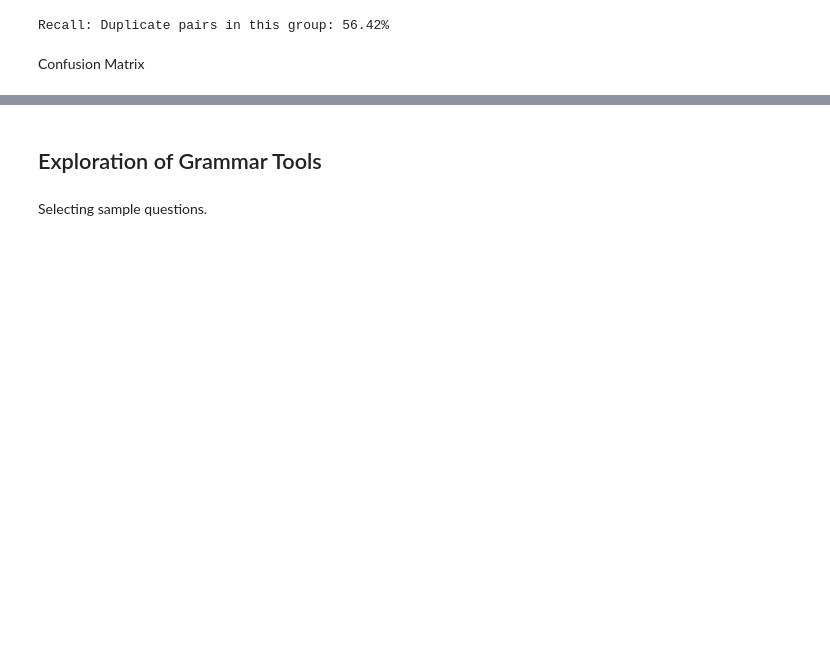
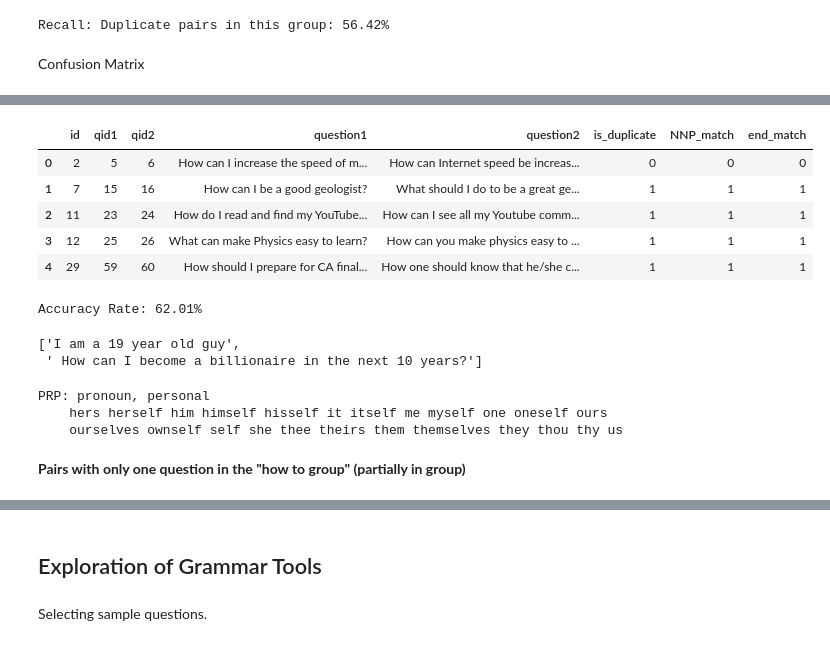
Before and after one commit to mathurtx/kaggle-quora, a Jupyter notebook: data_exploration.ipynb, the cells around one changed output, grey strips where cells are left out. Cells and saved outputs as stored; diff of their text form; code cells hidden in the pictures; blank space fills up the shorter version.

```diff
--- a/data_exploration.ipynb
+++ b/data_exploration.ipynb
@@ -197,0 +296,38 @@ True
+# %%
+end_match = []
+for i in range(len(how_to_df)):
+    end1 = how_to_df['question1'][i].strip('?').split()[-2:]
+    end2 = how_to_df['question2'][i].strip('?').split()[-2:]
+    end_match_i = 0
+    for n in end1:
+        if n in end2: end_match_i = 1
+    for n in end2:
+        if n in end1: end_match_i = 1
+    end_match.append(end_match_i)
+how_to_df['end_match'] = pd.Series(end_match)
+# %%
+how_to_df.head()
+# %% [output]
+|  | id | qid1 | qid2 | question1 | question2 | is_duplicate | NNP_match | end_match |
+| 0 | 2 | 5 | 6 | How can I increase the speed of m... | How can Internet speed be increas... | 0 | 0 | 0 |
+| 1 | 7 | 15 | 16 | How can I be a good geologist? | What should I do to be a great ge... | 1 | 1 | 1 |
+| 2 | 11 | 23 | 24 | How do I read and find my YouTube... | How can I see all my Youtube comm... | 1 | 1 | 1 |
+| 3 | 12 | 25 | 26 | What can make Physics easy to learn? | How can you make physics easy to ... | 1 | 1 | 1 |
+| 4 | 29 | 59 | 60 | How should I prepare for CA final... | How one should know that he/she c... | 1 | 1 | 1 |
+# %%
+print('Accuracy Rate: {}%'.format(round(pd.Series(y_actu == how_to_df['end_match']).mean()*100,2)))
+# %% [output]
+Accuracy Rate: 62.01%
+# %%
+how_to_df.iloc[6,4].split('.')
+# %% [output]
+['I am a 19 year old guy',
+ ' How can I become a billionaire in the next 10 years?']
+# %%
+nltk.help.upenn_tagset('PRP')
+# %% [output]
+PRP: pronoun, personal
+    hers herself him himself hisself it itself me myself one oneself ours
+    ourselves ownself self she thee theirs them themselves they thou thy us
+# %% [markdown]
+__Pairs with only one question in the "how to group" (partially in group)__
```
Also changed, not shown: parts of 21 cells of this notebook.
